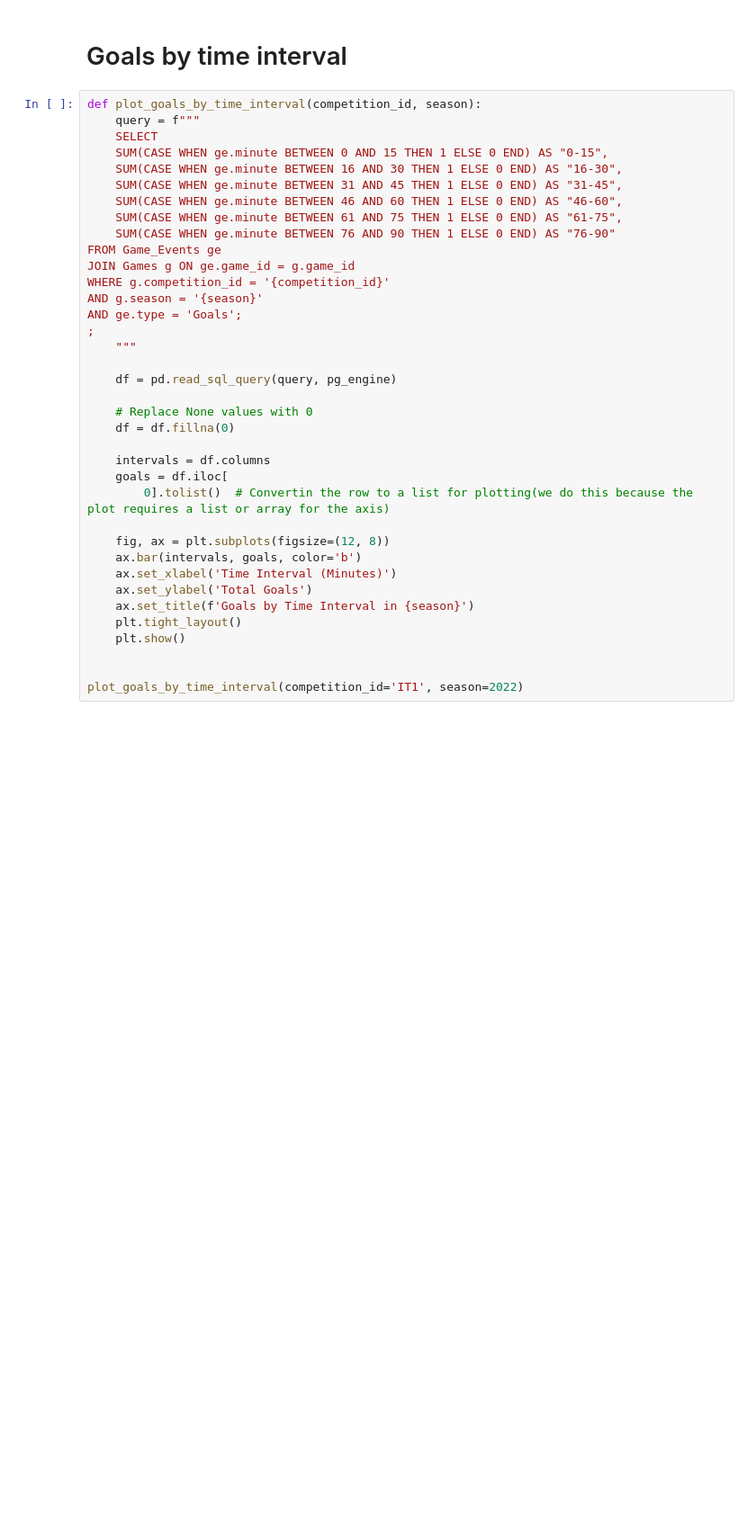
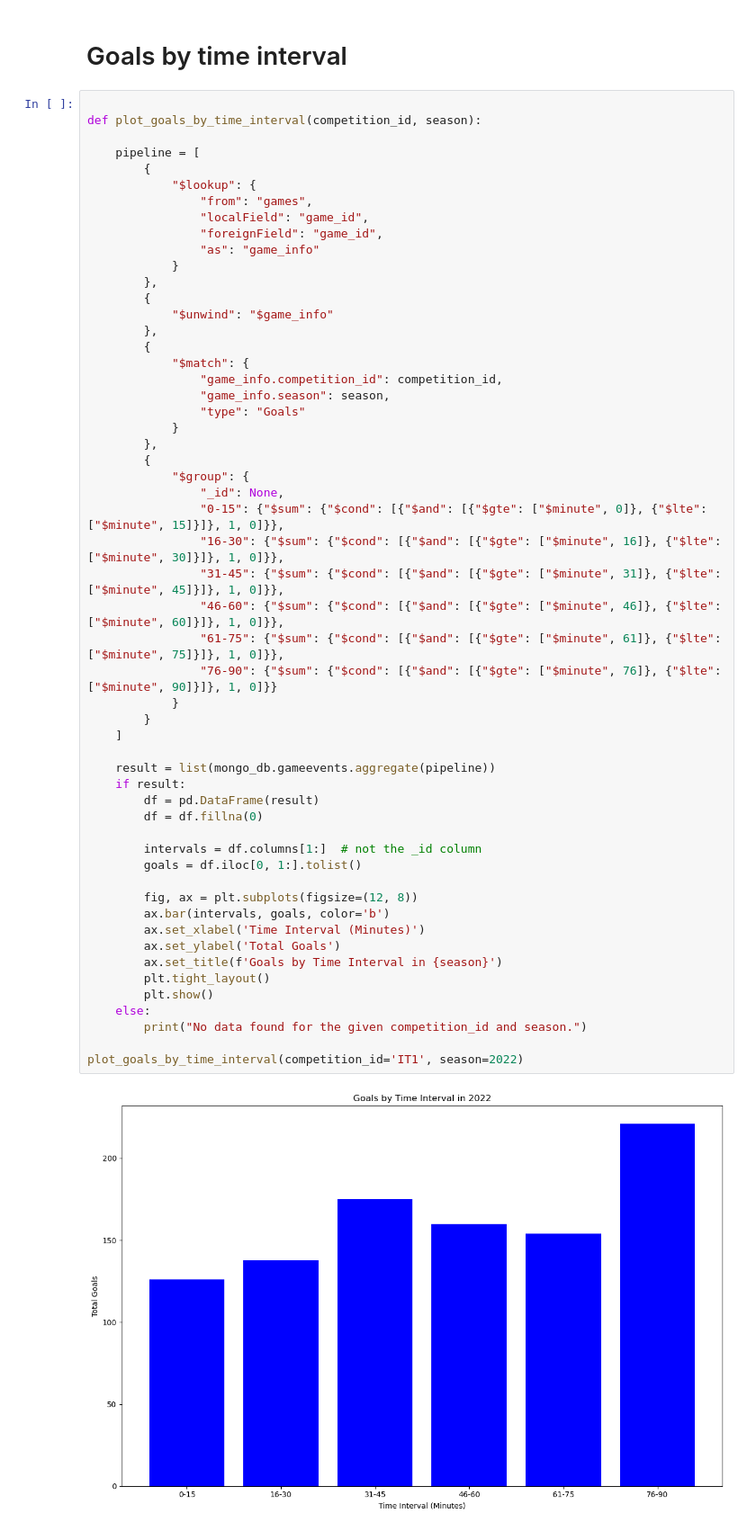
Before and after one commit to marv150302/Football-Stats-Project, a Jupyter notebook: solution/jupyter_data_analysis/data_analysis.ipynb, the cells around one changed output. Shown at 90% size. Drawn from its saved outputs; the diff is of its cells as text; blank space fills up the shorter version.

```diff
--- a/solution/jupyter_data_analysis/data_analysis.ipynb
+++ b/solution/jupyter_data_analysis/data_analysis.ipynb
@@ -2300,39 +2336,59 @@ plot_monthly_goal_scoring_trends(competition_id='IT1', season=2022)
 # %% [markdown]
 # Goals by time interval
 # %%
+
 def plot_goals_by_time_interval(competition_id, season):
-    query = f"""
-    SELECT
-    SUM(CASE WHEN ge.minute BETWEEN 0 AND 15 THEN 1 ELSE 0 END) AS "0-15",
-    SUM(CASE WHEN ge.minute BETWEEN 16 AND 30 THEN 1 ELSE 0 END) AS "16-30",
-    SUM(CASE WHEN ge.minute BETWEEN 31 AND 45 THEN 1 ELSE 0 END) AS "31-45",
-    SUM(CASE WHEN ge.minute BETWEEN 46 AND 60 THEN 1 ELSE 0 END) AS "46-60",
-    SUM(CASE WHEN ge.minute BETWEEN 61 AND 75 THEN 1 ELSE 0 END) AS "61-75",
-    SUM(CASE WHEN ge.minute BETWEEN 76 AND 90 THEN 1 ELSE 0 END) AS "76-90"
-FROM Game_Events ge
-JOIN Games g ON ge.game_id = g.game_id
-WHERE g.competition_id = '{competition_id}'
-AND g.season = '{season}'
-AND ge.type = 'Goals';
-;
-    """
 
-    df = pd.read_sql_query(query, pg_engine)
+    pipeline = [
+        {
+            "$lookup": {
+                "from": "games",
+                "localField": "game_id",
+                "foreignField": "game_id",
+                "as": "game_info"
+            }
+        },
+        {
+            "$unwind": "$game_info"
+        },
+        {
+            "$match": {
+                "game_info.competition_id": competition_id,
+                "game_info.season": season,
+                "type": "Goals"
+            }
+        },
+        {
+            "$group": {
+                "_id": None,
+                "0-15": {"$sum": {"$cond": [{"$and": [{"$gte": ["$minute", 0]}, {"$lte": ["$minute", 15]}]}, 1, 0]}},
+                "16-30": {"$sum": {"$cond": [{"$and": [{"$gte": ["$minute", 16]}, {"$lte": ["$minute", 30]}]}, 1, 0]}},
+                "31-45": {"$sum": {"$cond": [{"$and": [{"$gte": ["$minute", 31]}, {"$lte": ["$minute", 45]}]}, 1, 0]}},
+                "46-60": {"$sum": {"$cond": [{"$and": [{"$gte": ["$minute", 46]}, {"$lte": ["$minute", 60]}]}, 1, 0]}},
+                "61-75": {"$sum": {"$cond": [{"$and": [{"$gte": ["$minute", 61]}, {"$lte": ["$minute", 75]}]}, 1, 0]}},
+                "76-90": {"$sum": {"$cond": [{"$and": [{"$gte": ["$minute", 76]}, {"$lte": ["$minute", 90]}]}, 1, 0]}}
+            }
+        }
+    ]
 
-    # Replace None values with 0
-    df = df.fillna(0)
+    result = list(mongo_db.gameevents.aggregate(pipeline))
+    if result:
+        df = pd.DataFrame(result)
+        df = df.fillna(0)
 
-    intervals = df.columns
-    goals = df.iloc[
-        0].tolist()  # Convertin the row to a list for plotting(we do this because the plot requires a list or array for the axis)
+        intervals = df.columns[1:]  # not the _id column
+        goals = df.iloc[0, 1:].tolist()
 
-    fig, ax = plt.subplots(figsize=(12, 8))
-    ax.bar(intervals, goals, color='b')
-    ax.set_xlabel('Time Interval (Minutes)')
-    ax.set_ylabel('Total Goals')
-    ax.set_title(f'Goals by Time Interval in {season}')
-    plt.tight_layout()
-    plt.show()
-
+        fig, ax = plt.subplots(figsize=(12, 8))
+        ax.bar(intervals, goals, color='b')
+        ax.set_xlabel('Time Interval (Minutes)')
+        ax.set_ylabel('Total Goals')
+        ax.set_title(f'Goals by Time Interval in {season}')
+        plt.tight_layout()
+        plt.show()
+    else:
+        print("No data found for the given competition_id and season.")
 
 plot_goals_by_time_interval(competition_id='IT1', season=2022)
+# %% [output]
+[figure, added]
```
Also changed, not shown: parts of 22 cells of this notebook.
